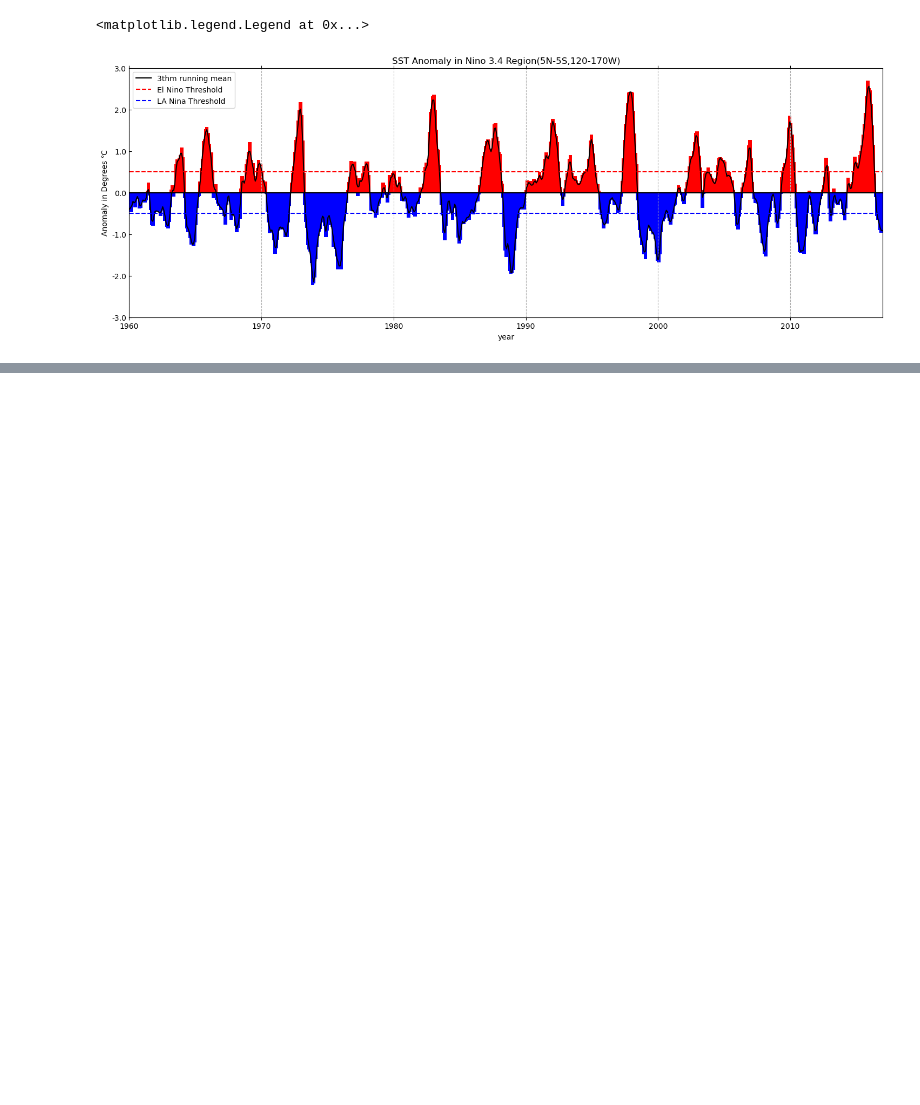
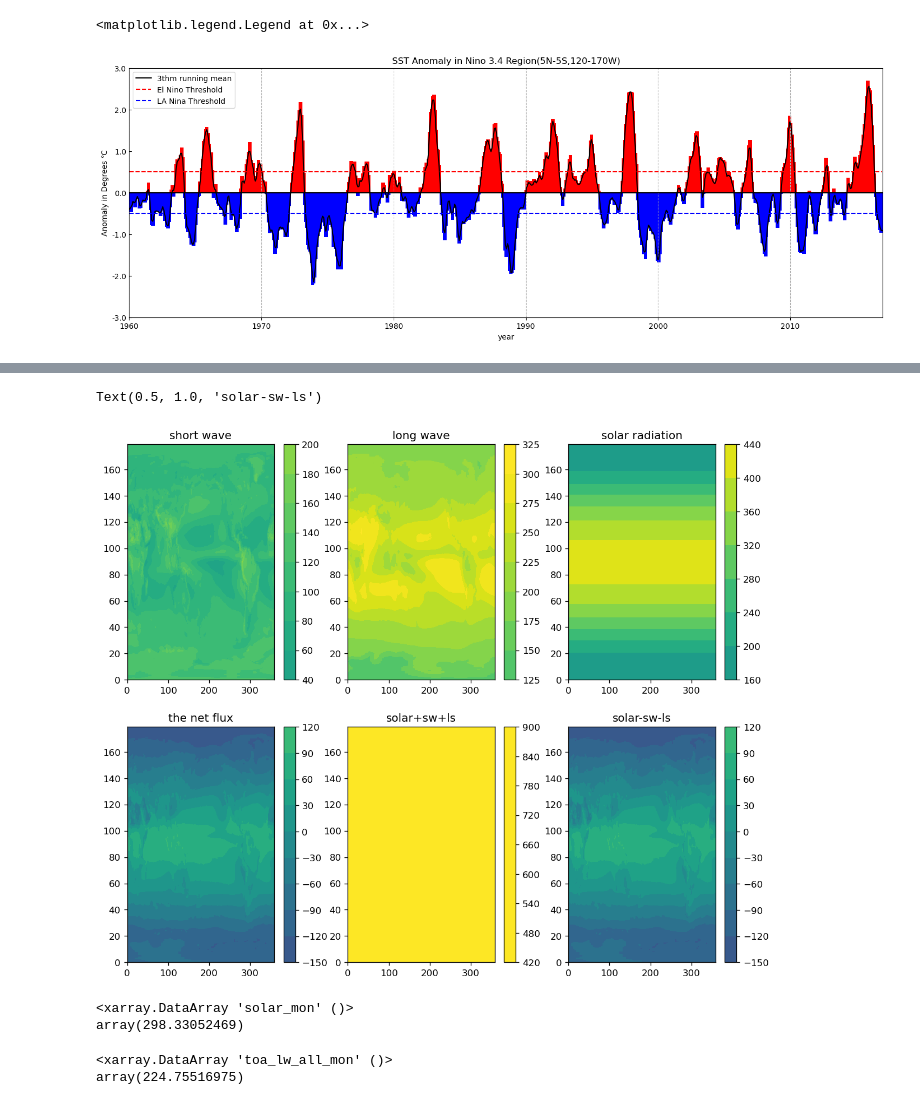
Before and after one commit to rico12312/ESE5023_Assignments_12332293, a Jupyter notebook: PS/PS3/PS3.ipynb, the cells around one changed output, grey strips where cells are left out. Drawn from its saved outputs; the diff is of its cells as text; code cells hidden in the pictures; blank space fills up the shorter version.

```diff
--- a/PS/PS3/PS3.ipynb
+++ b/PS/PS3/PS3.ipynb
@@ -194,3 +196,9 @@ plt.legend()
 [figure]
 # %%
 # problem2
+# %%
+# import data
+data = xr.open_dataset('CERES_EBAF-TOA_200003-201701.nc',engine='netcdf4')
+
+# check data
+data.isnull().sum()
@@ -196,0 +243,8 @@ plt.legend()
+# %%
+# calculate the mean according to time
+mean_time = data.mean(dim='time')
+
+# calculate and check the result
+mean_time["result1"]=mean_time["solar_mon"]+mean_time['toa_sw_all_mon']+mean_time['toa_lw_all_mon']
+mean_time["result2"]=mean_time["solar_mon"]-mean_time['toa_sw_all_mon']-mean_time['toa_lw_all_mon']
+mean_time
@@ -196,0 +271,62 @@ plt.legend()
+# %%
+# 2.1
+plt.figure(figsize=(12,10),dpi=120)
+
+# plot the short wave
+plt.subplot(2,3,1)
+plt.contourf(mean_time['toa_sw_all_mon'])
+plt.colorbar()
+plt.clim(-300, 300)
+plt.title('short wave')
+
+# plot the long wave
+plt.subplot(2,3,2)
+plt.contourf(mean_time['toa_lw_all_mon'])
+plt.colorbar()
+plt.clim(-300, 300)
+plt.title('long wave')
+
+# plot the sun solar radiation
+plt.subplot(2,3,3)
+plt.contourf(mean_time["solar_mon"])
+plt.colorbar()
+plt.clim(-150, 450)
+plt.title('solar radiation')
+
+# plot the net flux
+plt.subplot(2,3,4)
+plt.contourf(mean_time["toa_net_all_mon"])
+plt.colorbar()
+plt.clim(-300, 300)
+plt.title('the net flux')
+
+
+# plot the calculate result "solar_mon"+'toa_sw_all_mon'+'toa_lw_all_mon'
+plt.subplot(2,3,5)
+plt.contourf(mean_time["result1"])
+plt.colorbar()
+plt.clim(-300, 300)
+plt.title("solar+sw+ls")
+
+# plot the calculate result "solar_mon"-('toa_sw_all_mon'+'toa_lw_all_mon')
+plt.subplot(2,3,6)
+plt.contourf(mean_time["result2"])
+plt.colorbar()
+plt.clim(-300, 300)
+plt.title("solar-sw-ls")
+# %% [output]
+Text(0.5, 1.0, 'solar-sw-ls')
+[figure, added]
+# %%
+# 2.2
+# Calculate the TOA incoming solar
+mean_time.solar_mon.sum()/360/180
+# %% [output]
+<xarray.DataArray 'solar_mon' ()>
+array(298.33052469)
+# %%
+# Calculate the TOA outgoing longwave
+mean_time.toa_lw_all_mon.sum()/360/180
+# %% [output]
+<xarray.DataArray 'toa_lw_all_mon' ()>
+array(224.75516975)
```
Also changed, not shown: parts of 16 cells of this notebook.
